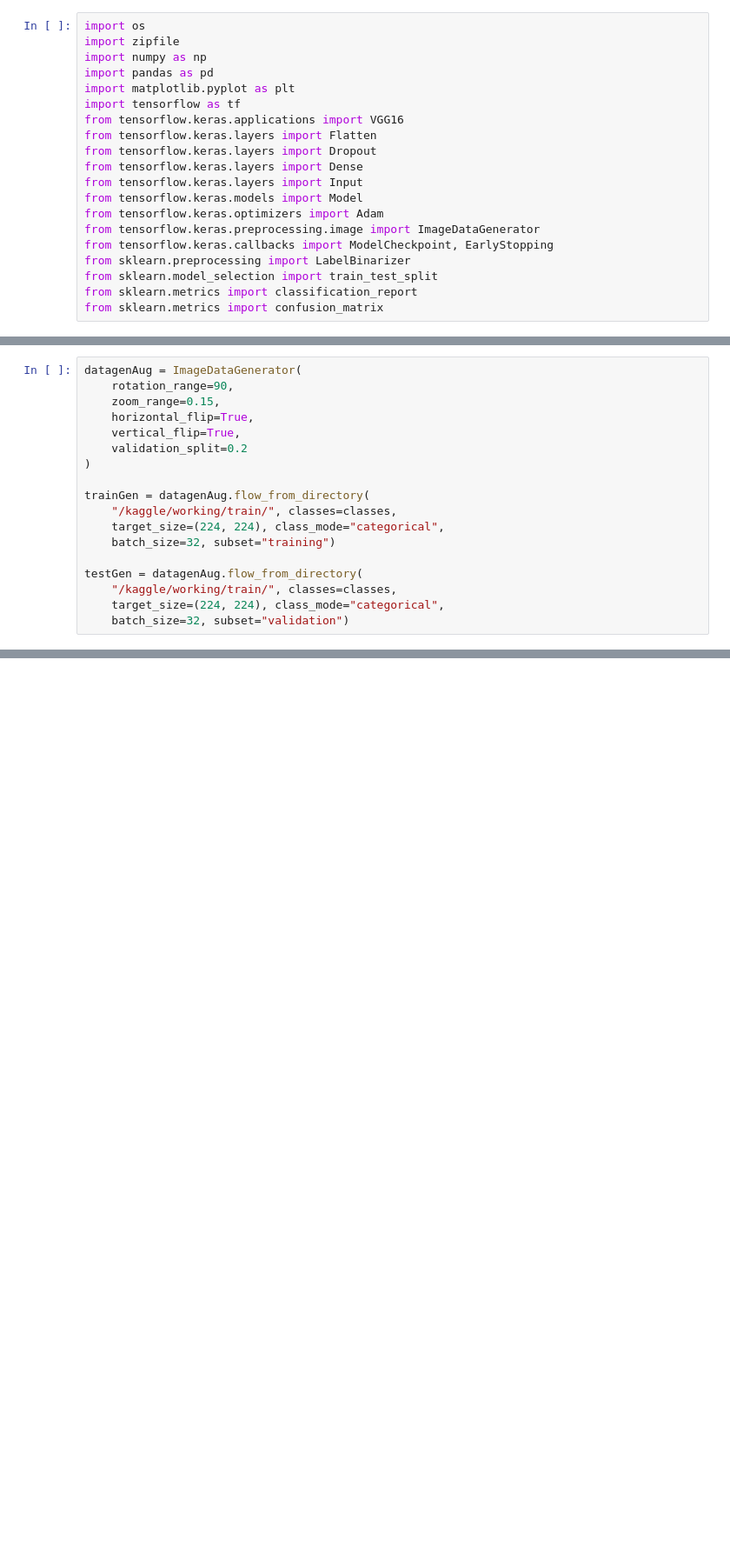
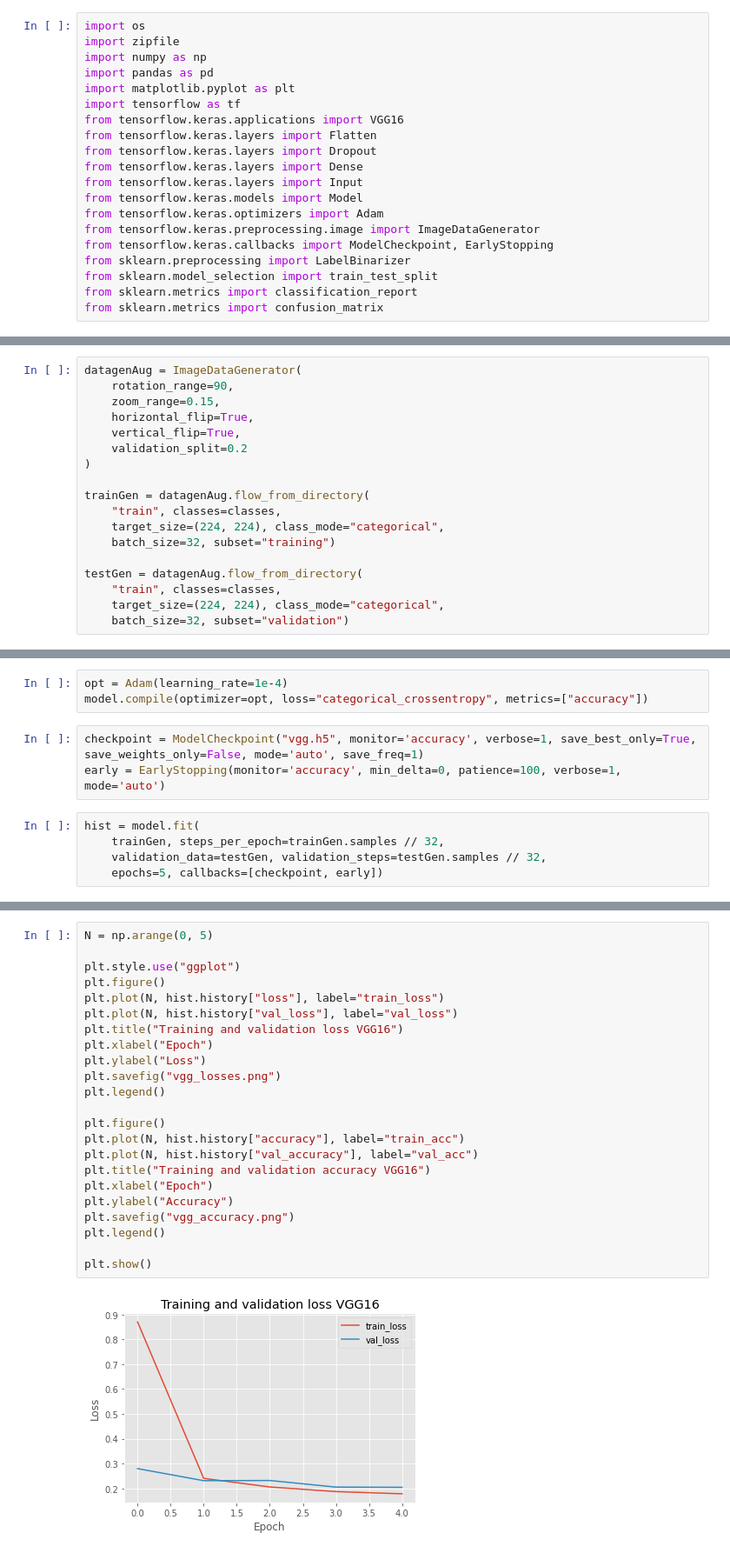
Before and after one commit to MercyFlesh/dogs_vs_cats, a Jupyter notebook: dogs_vs_cats.ipynb, the cells around one changed output, grey strips where cells are left out. Shown at 87% size. Drawn from its saved outputs; the diff is of its cells as text; blank space fills up the shorter version.

```diff
--- a/dogs_vs_cats.ipynb
+++ b/dogs_vs_cats.ipynb
@@ -55,11 +50,11 @@ datagenAug = ImageDataGenerator(
 )
 
 trainGen = datagenAug.flow_from_directory(
-    "/kaggle/working/train/", classes=classes,
+    "train", classes=classes,
     target_size=(224, 224), class_mode="categorical",
     batch_size=32, subset="training")
 
 testGen = datagenAug.flow_from_directory(
-    "/kaggle/working/train/", classes=classes,
+    "train", classes=classes,
     target_size=(224, 224), class_mode="categorical",
     batch_size=32, subset="validation")
@@ -75,3 +73,14 @@ fc = Dense(512, activation='relu')(flatten)
 output = Dense(len(trainGen.class_indices), activation="softmax")(fc)
 
 model = Model(inputs=vgg_model.input, outputs=output)
+# %%
+opt = Adam(learning_rate=1e-4)
+model.compile(optimizer=opt, loss="categorical_crossentropy", metrics=["accuracy"])
+# %%
+checkpoint = ModelCheckpoint("vgg.h5", monitor='accuracy', verbose=1, save_best_only=True, save_weights_only=False, mode='auto', save_freq=1)
+early = EarlyStopping(monitor='accuracy', min_delta=0, patience=100, verbose=1, mode='auto')
+# %%
+hist = model.fit(
+    trainGen, steps_per_epoch=trainGen.samples // 32,
+	validation_data=testGen, validation_steps=testGen.samples // 32,
+	epochs=5, callbacks=[checkpoint, early])
@@ -77,0 +105,25 @@ model = Model(inputs=vgg_model.input, outputs=output)
+# %%
+N = np.arange(0, 5)
+
+plt.style.use("ggplot")
+plt.figure()
+plt.plot(N, hist.history["loss"], label="train_loss")
+plt.plot(N, hist.history["val_loss"], label="val_loss")
+plt.title("Training and validation loss VGG16")
+plt.xlabel("Epoch")
+plt.ylabel("Loss")
+plt.savefig("vgg_losses.png")
+plt.legend()
+
+plt.figure()
+plt.plot(N, hist.history["accuracy"], label="train_acc")
+plt.plot(N, hist.history["val_accuracy"], label="val_acc")
+plt.title("Training and validation accuracy VGG16")
+plt.xlabel("Epoch")
+plt.ylabel("Accuracy")
+plt.savefig("vgg_accuracy.png")
+plt.legend()
+
+plt.show()
+# %% [output]
+[figure, added]
```
Also changed, not shown: parts of 12 cells of this notebook.
